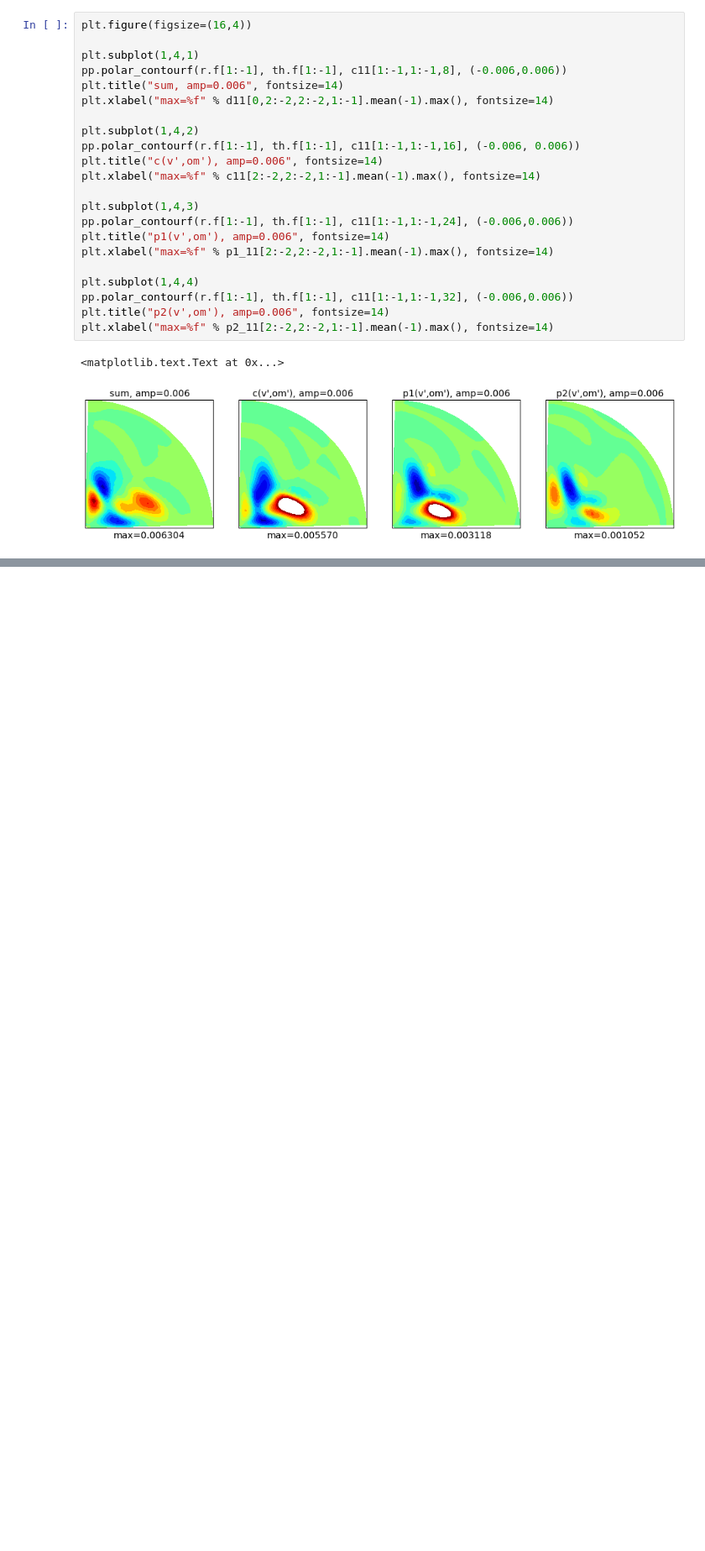
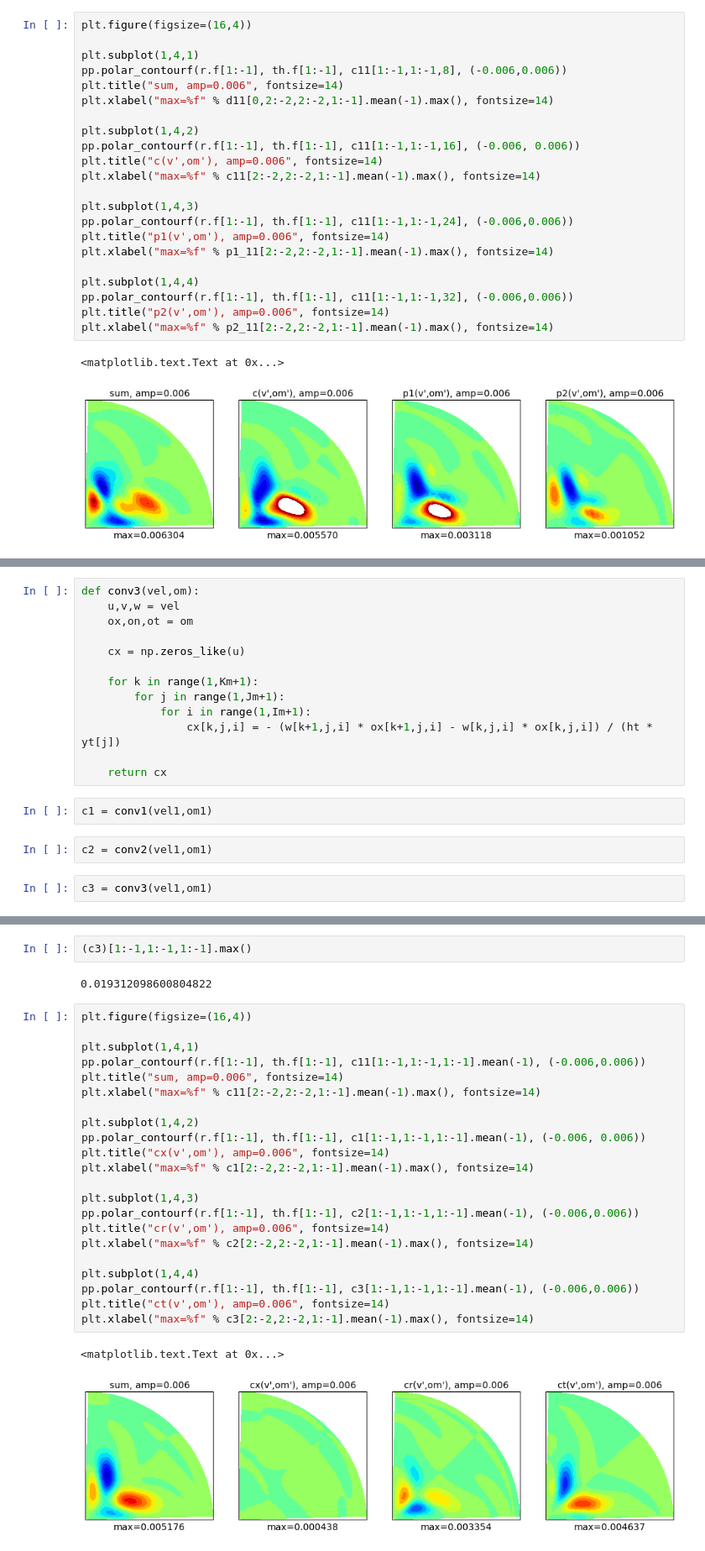
Before and after one commit to pimanov/research, a Jupyter notebook: TW-puls_to_ox-continuation.ipynb, the cells around one changed output, grey strips where cells are left out. Shown at 84% size. Cells and saved outputs as stored; diff of their text form; blank space fills up the shorter version.

```diff
--- a/TW-puls_to_ox-continuation.ipynb
+++ b/TW-puls_to_ox-continuation.ipynb
@@ -358,0 +387,19 @@ plt.xlabel("max=%f" % p2_11[2:-2,2:-2,1:-1].mean(-1).max(), fontsize=14)
+# %%
+def conv3(vel,om):
+    u,v,w = vel
+    ox,on,ot = om
+
+    cx = np.zeros_like(u)
+
+    for k in range(1,Km+1):
+        for j in range(1,Jm+1):
+            for i in range(1,Im+1):
+                cx[k,j,i] = - (w[k+1,j,i] * ox[k+1,j,i] - w[k,j,i] * ox[k,j,i]) / (ht * yt[j])
+
+    return cx
+# %%
+c1 = conv1(vel1,om1)
+# %%
+c2 = conv2(vel1,om1)
+# %%
+c3 = conv3(vel1,om1)
@@ -358,0 +422,29 @@ plt.xlabel("max=%f" % p2_11[2:-2,2:-2,1:-1].mean(-1).max(), fontsize=14)
+# %%
+(c3)[1:-1,1:-1,1:-1].max()
+# %% [output]
+0.019312098600804822
+# %%
+plt.figure(figsize=(16,4))
+
+plt.subplot(1,4,1)
+pp.polar_contourf(r.f[1:-1], th.f[1:-1], c11[1:-1,1:-1,1:-1].mean(-1), (-0.006,0.006))
+plt.title("sum, amp=0.006", fontsize=14)
+plt.xlabel("max=%f" % c11[2:-2,2:-2,1:-1].mean(-1).max(), fontsize=14)
+
+plt.subplot(1,4,2)
+pp.polar_contourf(r.f[1:-1], th.f[1:-1], c1[1:-1,1:-1,1:-1].mean(-1), (-0.006, 0.006))
+plt.title("cx(v',om'), amp=0.006", fontsize=14)
+plt.xlabel("max=%f" % c1[2:-2,2:-2,1:-1].mean(-1).max(), fontsize=14)
+
+plt.subplot(1,4,3)
+pp.polar_contourf(r.f[1:-1], th.f[1:-1], c2[1:-1,1:-1,1:-1].mean(-1), (-0.006,0.006))
+plt.title("cr(v',om'), amp=0.006", fontsize=14)
+plt.xlabel("max=%f" % c2[2:-2,2:-2,1:-1].mean(-1).max(), fontsize=14)
+
+plt.subplot(1,4,4)
+pp.polar_contourf(r.f[1:-1], th.f[1:-1], c3[1:-1,1:-1,1:-1].mean(-1), (-0.006,0.006))
+plt.title("ct(v',om'), amp=0.006", fontsize=14)
+plt.xlabel("max=%f" % c3[2:-2,2:-2,1:-1].mean(-1).max(), fontsize=14)
+# %% [output]
+<matplotlib.text.Text at 0x...>
+[figure, added]
```
Also changed, not shown: parts of 11 cells of this notebook, 3 other files.
